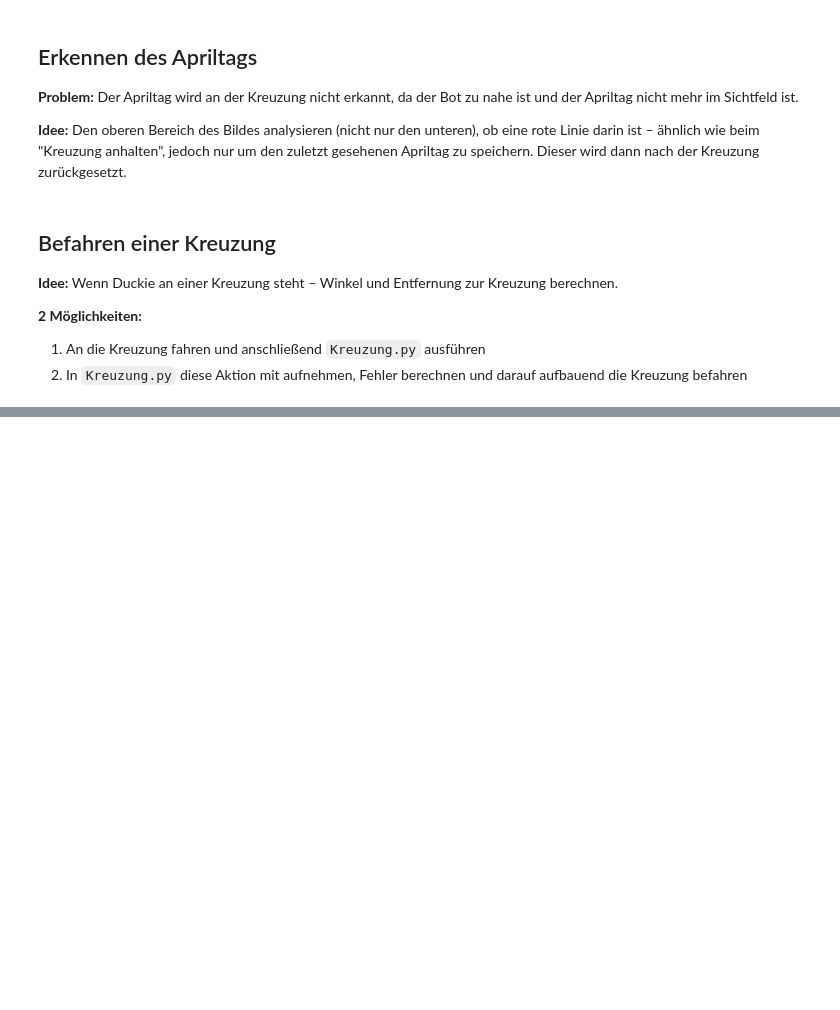
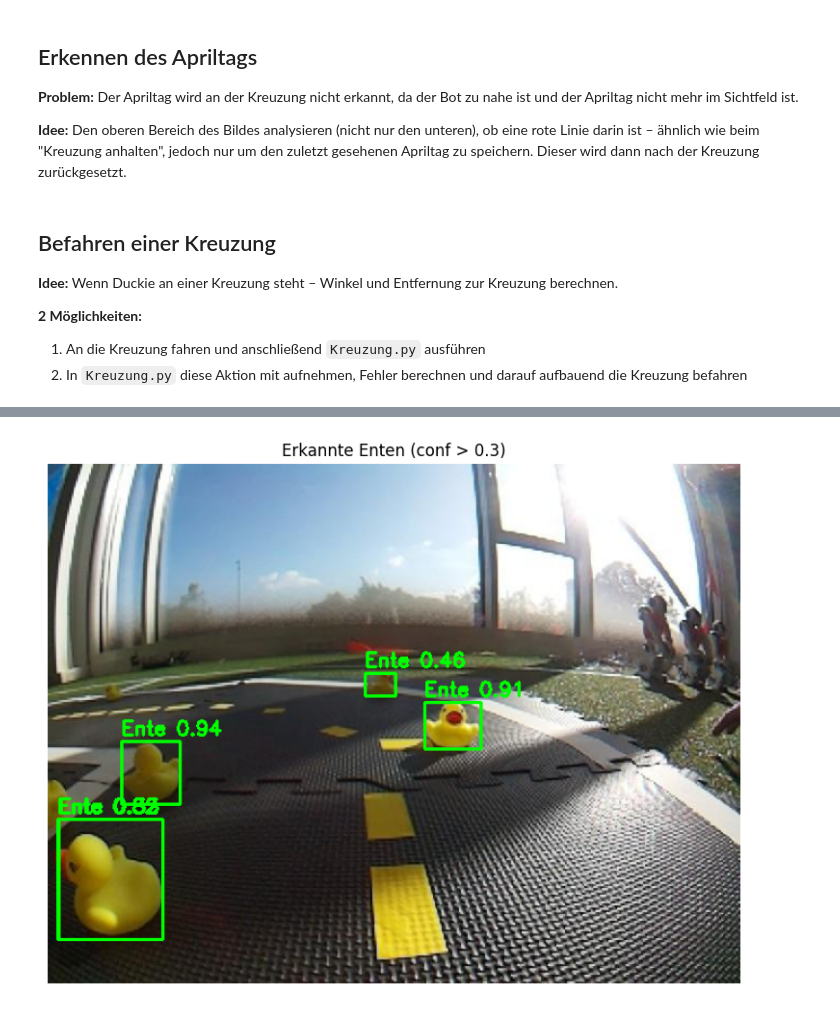
Before and after one commit to FaFelF/Duckie-Bot-Felix-Tobi, a Jupyter notebook: Notizen.ipynb, the cells around one changed output, grey strips where cells are left out. Cells and saved outputs as stored; diff of their text form; code cells hidden in the pictures; blank space fills up the shorter version.

```diff
--- a/Notizen.ipynb
+++ b/Notizen.ipynb
@@ -18,0 +35,26 @@
+# %%
+IMAGE_PATH = "/root/DuckieRace/test0_jpg.rf.A8ZUDeF890gCpX98CNEJ.jpg"
+CONF_THRESHOLD = 0.3
+
+orig = cv2.imread(IMAGE_PATH)
+img = cv2.resize(orig, (640, 480))
+img_rgb = cv2.cvtColor(img, cv2.COLOR_BGR2RGB)
+
+inp = img_rgb.astype(np.float32) / 255.0
+inp = np.transpose(inp, (2, 0, 1))
+inp = np.expand_dims(inp, 0)
+
+# Inferenz
+raw_output = session.run(None, {input_name: inp})
+detections = raw_output[0][0]  # shape: (300, 6) – alle erkannten Boxen
+
+print(f"Output shape: {detections.shape}")
+
+# Alle Boxen mit ausreichend hoher Confidence ausgeben
+for i, box in enumerate(detections):
+    x1, y1, x2, y2, conf, class_id = box
+    if conf >= CONF_THRESHOLD:
+        print(f"  Box {i}: x1={x1:.1f} y1={y1:.1f} x2={x2:.1f} y2={y2:.1f}  conf={conf:.3f}")
+
+# Variable direkt anzeigen (erste 5 Boxen)
+detections[:5]
@@ -18,0 +78,19 @@
+# %%
+result_img = img_rgb.copy()
+
+for box in detections:
+    x1, y1, x2, y2, conf, class_id = box
+    if conf < CONF_THRESHOLD:
+        continue
+    x1, y1, x2, y2 = int(x1), int(y1), int(x2), int(y2)
+    cv2.rectangle(result_img, (x1, y1), (x2, y2), (0, 255, 0), 2)
+    cv2.putText(result_img, f"Ente {conf:.2f}", (x1, max(y1-6, 10)),
+                cv2.FONT_HERSHEY_SIMPLEX, 0.6, (0, 255, 0), 2)
+
+plt.figure(figsize=(12, 7))
+plt.imshow(result_img)
+plt.axis("off")
+plt.title(f"Erkannte Enten (conf > {CONF_THRESHOLD})")
+plt.show()
+# %% [output]
+[figure, added]
```
Also changed, not shown: parts of 3 cells of this notebook, 13 other files.
